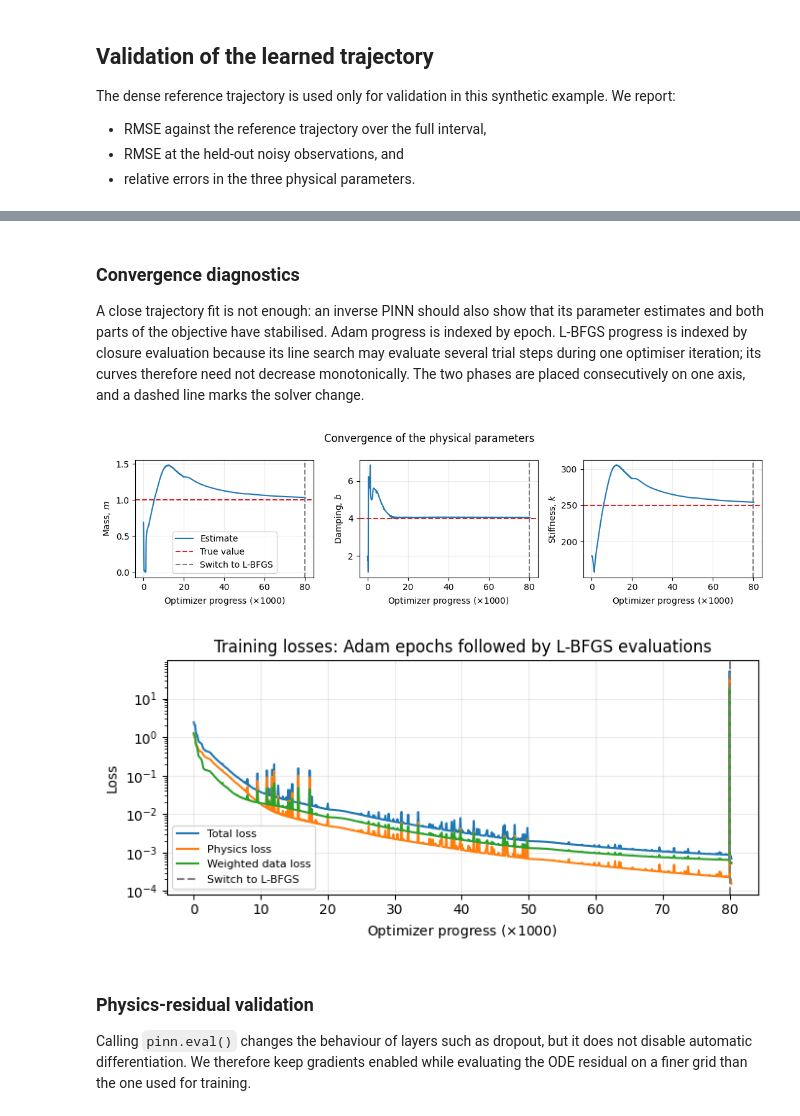
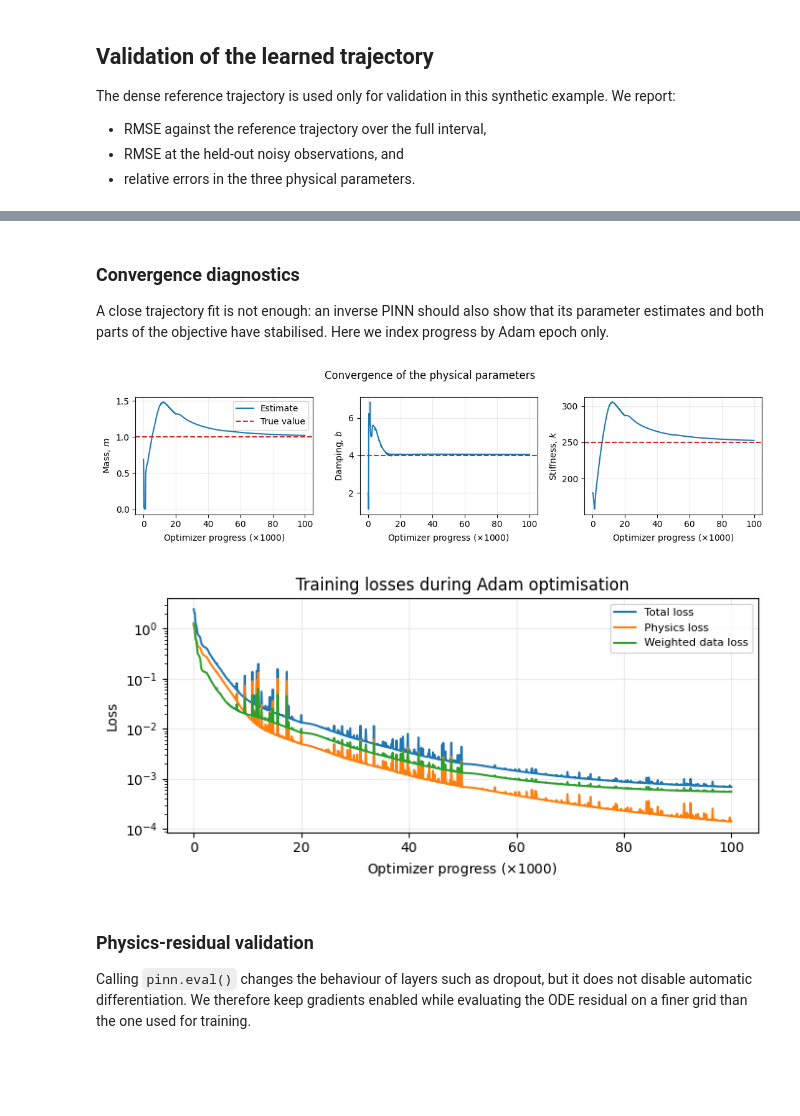
Before and after one commit to alphaville/EstimationTheoryNotebooks, a Jupyter notebook: 5_neural/2_pinn.ipynb, the cells around one changed output, grey strips where cells are left out. Saved outputs shown, nothing was run; the diff lists cells and outputs as text; code cells hidden in the pictures; blank space fills up the shorter version.

Commit message:
PINN: got rid of lbfgs; more on sensitivity

```diff
--- a/5_neural/2_pinn.ipynb
+++ b/5_neural/2_pinn.ipynb
@@ -306,7 +306,7 @@ lambda_data = 1.1
 
 print(f"Physics collocation points: {t_physics.shape[0]}")
 
-n_epochs = 80000
+n_epochs = 100000
 log_every = 100
 
 optimiser = torch.optim.Adam([
@@ -499,14 +429,9 @@ k estimate:  254.318  (true: 250, relative error: 1.73%)
 # %% [markdown]
 ### Convergence diagnostics
 
-A close trajectory fit is not enough: an inverse PINN should also show that its parameter estimates and both parts of the objective have stabilised. Adam progress is indexed by epoch. L-BFGS progress is indexed by closure evaluation because its line search may evaluate several trial steps during one optimiser iteration; its curves therefore need not decrease monotonically. The two phases are placed consecutively on one axis, and a dashed line marks the solver change.
+A close trajectory fit is not enough: an inverse PINN should also show that its parameter estimates and both parts of the objective have stabilised. Here we index progress by Adam epoch only.
 # %%
-solver_switch = n_epochs
-adam_progress = np.asarray(history["epoch"])
-lbfgs_progress = solver_switch + np.asarray(lbfgs_history["evaluation"])
-optimizer_progress = np.concatenate((adam_progress, lbfgs_progress))
-progress_in_thousands = optimizer_progress / 1000
-switch_in_thousands = solver_switch / 1000
+progress_in_thousands = np.asarray(history["epoch"]) / 1000
 
 fig, axes = plt.subplots(1, 3, figsize=(11, 3))
 
@@ -516,48 +441,38 @@ parameter_results = [
     ("k", k_true, "Stiffness, $k$"),
 ]
 
 for axis, (name, true_value, label) in zip(axes, parameter_results):
-    parameter_history = np.concatenate((history[name], lbfgs_history[name]))
-    axis.plot(progress_in_thousands, parameter_history, label="Estimate")
+    axis.plot(progress_in_thousands, history[name], label="Estimate")
     axis.axhline(
         true_value, linestyle="--", color="tab:red", label="True value"
-    )
-    axis.axvline(
-        switch_in_thousands, linestyle="--", color="gray",
-        label="Switch to L-BFGS",
     )
     axis.set_xlabel(r"Optimizer progress ($\times 1000$)")
     axis.set_ylabel(label)
     axis.grid(alpha=0.25)
 
 axes[0].legend()
 fig.suptitle("Convergence of the physical parameters")
 fig.tight_layout()
 plt.show()
 
 plt.figure(figsize=(7, 3.4))
 for name, label in (
     ("total", "Total loss"),
     ("physics", "Physics loss"),
     ("data", "Weighted data loss"),
 ):
-    combined_loss = np.concatenate((history[name], lbfgs_history[name]))
-    plt.semilogy(progress_in_thousands, combined_loss, label=label)
+    plt.semilogy(progress_in_thousands, history[name], label=label)
 
-plt.axvline(
-    switch_in_thousands, linestyle="--", color="gray",
-    label="Switch to L-BFGS",
-)
 plt.xlabel(r"Optimizer progress ($\times 1000$)")
 plt.ylabel("Loss")
-plt.title("Training losses: Adam epochs followed by L-BFGS evaluations")
+plt.title("Training losses during Adam optimisation")
 plt.grid(alpha=0.25)
 plt.legend(fontsize=8)
 plt.tight_layout()
 plt.show()
 # %% [output]
-[figure, old version]
+[figure, new version]
-[figure, old version]
+[figure, new version]
 # %% [markdown]
 ### Physics-residual validation
 
```
Also changed, not shown: parts of 10 cells of this notebook.
